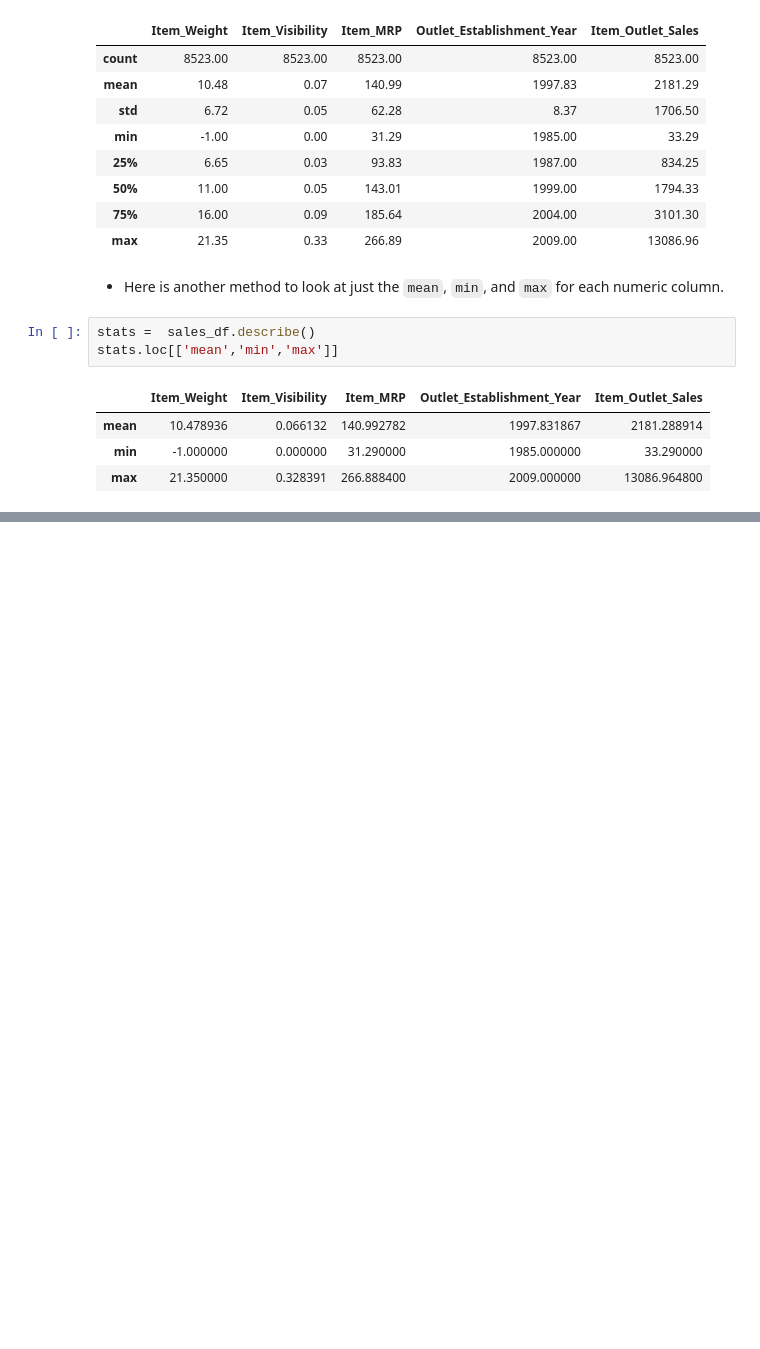
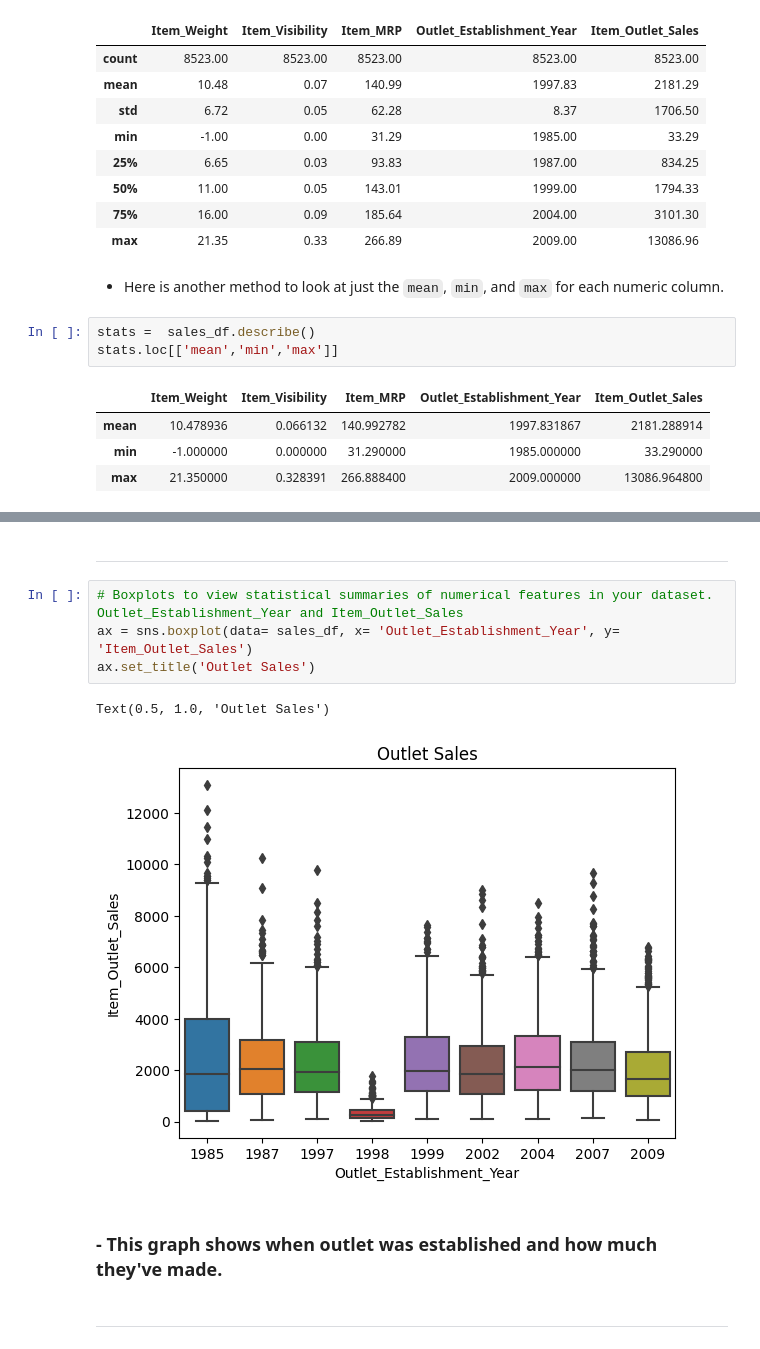
Before and after one commit to BacusLR/sales-predictions, a Jupyter notebook: Bacus_Project1_Prediction_of_product_sales.ipynb, the cells around one changed output, grey strips where cells are left out. Cells and saved outputs as stored; diff of their text form; blank space fills up the shorter version.

```diff
--- a/Bacus_Project1_Prediction_of_product_sales.ipynb
+++ b/Bacus_Project1_Prediction_of_product_sales.ipynb
@@ -391,0 +463,17 @@ stats.loc[['mean','min','max']]
+# %% [markdown]
+
+
+---
+# %%
+# Boxplots to view statistical summaries of numerical features in your dataset.  Outlet_Establishment_Year and Item_Outlet_Sales
+ax = sns.boxplot(data= sales_df, x= 'Outlet_Establishment_Year', y= 'Item_Outlet_Sales')
+ax.set_title('Outlet Sales')
+# %% [output]
+Text(0.5, 1.0, 'Outlet Sales')
+[figure, added]
+# %% [markdown]
+### - This graph shows when outlet was established and how much they've made.
+# %% [markdown]
+
+
+---
```
Also changed, not shown: parts of 18 cells of this notebook.
